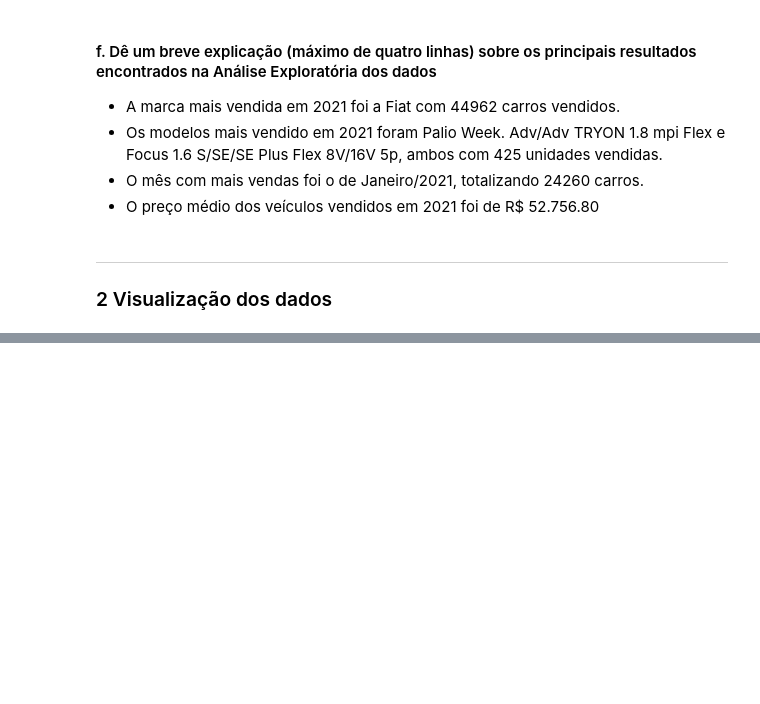
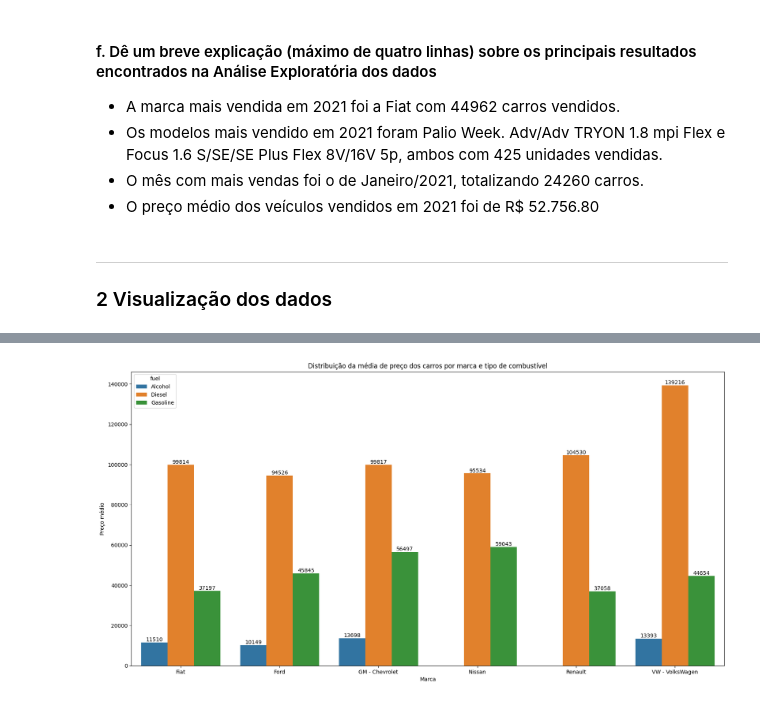
Before and after one commit to raraujor/iaaap-ufpr-iaa0002, a Jupyter notebook: IAA002 - LPA - Trabalho.ipynb, the cells around one changed output, grey strips where cells are left out. Cells and saved outputs as stored; diff of their text form; code cells hidden in the pictures; blank space fills up the shorter version.

```diff
--- a/IAA002 - LPA - Trabalho.ipynb
+++ b/IAA002 - LPA - Trabalho.ipynb
@@ -205,0 +255,4 @@ Text(0.5, 1.0, 'Evolução da média de preço dos carros ao longo dos meses de
+# %%
+media_preco_marca_comb = precos_carros_df.groupby(['brand', 'fuel'])['avg_price_brl'].mean().round(0)
+media_preco_marca_comb = media_preco_marca_comb.reset_index(name='avg_price')
+media_preco_marca_comb.head()
@@ -205,0 +266,11 @@ Text(0.5, 1.0, 'Evolução da média de preço dos carros ao longo dos meses de
+# %%
+fig, ax = plt.subplots(figsize=(20,10))
+sns.barplot(data=media_preco_marca_comb, x='brand', y='avg_price', hue='fuel', ax=ax)
+for container in ax.containers:
+    ax.bar_label(container, fmt='%d')
+plt.title('Distribuição da média de preço dos carros por marca e tipo de combustível')
+plt.xlabel('Marca')
+plt.ylabel('Preço médio')
+plt.show()
+# %% [output]
+[figure, added]
```
Also changed, not shown: parts of 76 cells of this notebook, 1 other file.
